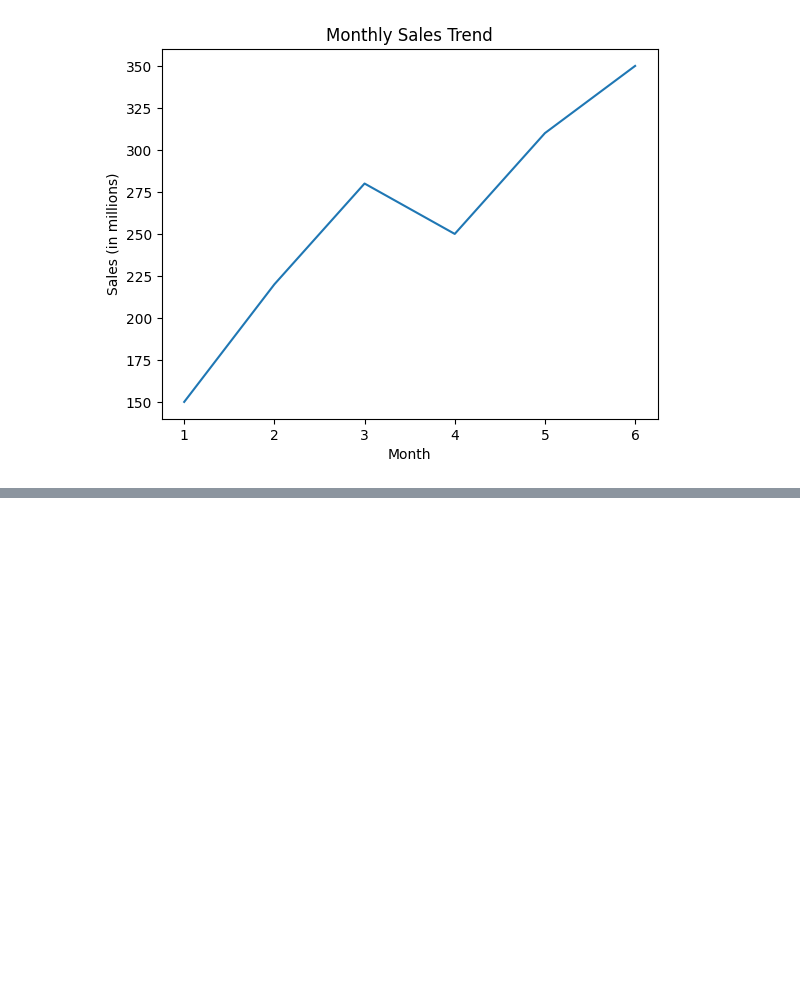
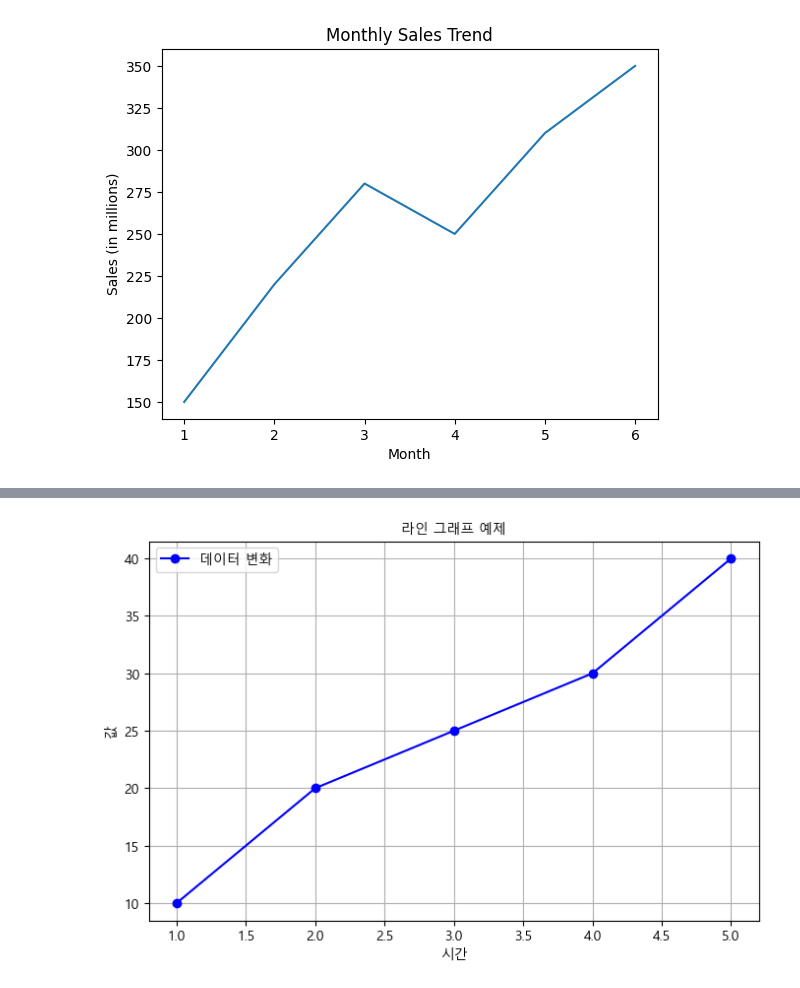
Before and after one commit to reokkamy/Phtyon-Basic-250901-k6, a Jupyter notebook: ch7/matplotlib_test.ipynb, the cells around one changed output, grey strips where cells are left out. Cells and saved outputs as stored; diff of their text form; code cells hidden in the pictures; blank space fills up the shorter version.

```diff
--- a/ch7/matplotlib_test.ipynb
+++ b/ch7/matplotlib_test.ipynb
@@ -58,0 +91,44 @@ plt.show()
+# %%
+# 예시 2
+# . Matplotlib 주요 그래프 종류 및 사용 예제
+#
+#
+# ① 라인 그래프 (Line Plot)
+# 데이터의 추세를 확인하는 데 유용합니다.
+
+import matplotlib.pyplot as plt
+
+# 1. 라인 그래프
+x = [1, 2, 3, 4, 5]
+y = [10, 20, 25, 30, 40]
+plt.figure(figsize=(8, 5))
+
+plt.plot(x, y, marker='o', linestyle='-', color='b', label="데이터 변화")
+
+plt.xlabel("시간", fontproperties=font_prop)
+plt.ylabel("값", fontproperties=font_prop)
+plt.title("라인 그래프 예제", fontproperties=font_prop)
+plt.legend(prop=font_prop)
+plt.grid(True)
+plt.show()
+
+# 주요 옵션
+#
+# 📌 추가 옵션
+#
+# linewidth=2 → 선 두께 조절
+# alpha=0.8 → 선 투명도 조절
+# markerfacecolor='yellow' → 마커 내부 색상
+# markeredgecolor='black' → 마커 테두리 색상
+# markersize=8 → 마커 크기 조절
+# linestyle='--' → 점선 스타일 설정 ('--', '-.', ':')
+# xlim([xmin, xmax]) → X축 범위 설정
+# ylim([ymin, ymax]) → Y축 범위 설정
+# grid(axis='y', linestyle='--', alpha=0.5) → Y축에만 점선 그리드 추가
+# plt.fill_between(x, y, color='lightblue', alpha=0.3) → 선 아래 영역 색상 채우기
+#
+# marker='o' → 데이터 포인트를 원형으로 표시
+# linestyle='-' → 선 스타일 설정 (--, -., : 등 가능)
+# color='b' → 선 색상 설정 (예: r(빨강), g(초록), b(파랑), k(검정))
+# %% [output]
+[figure, added]
```
Also changed, not shown: parts of 8 cells of this notebook.
